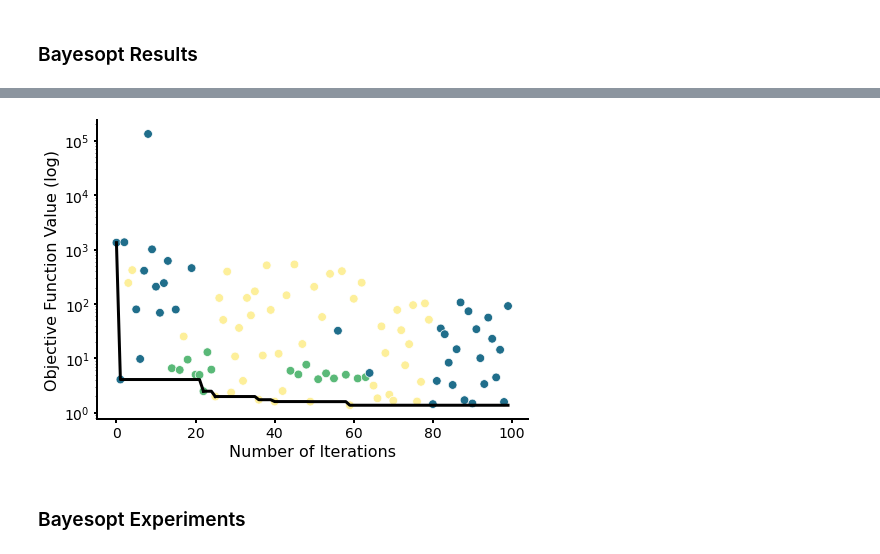
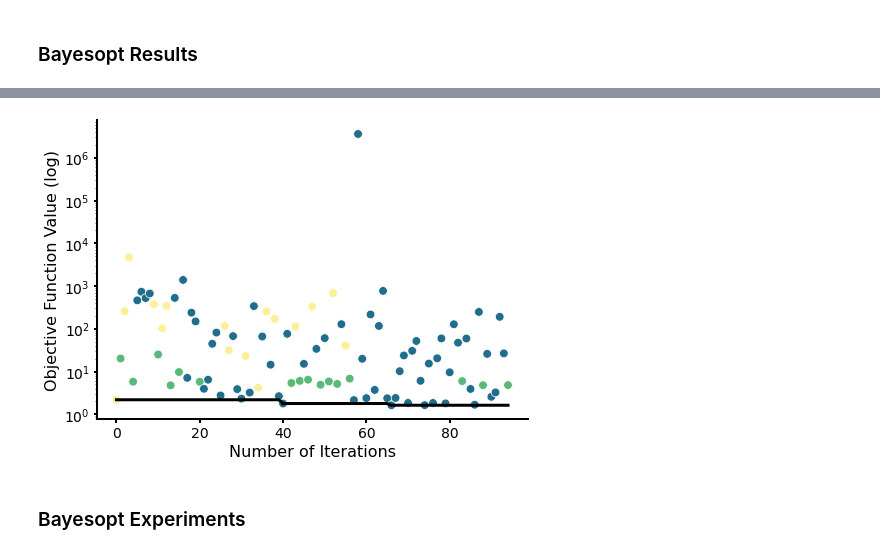
Before and after one commit to cjmerzbacher/joint-simulator, a Jupyter notebook: glucaric_acid/ga_viz.ipynb, the cells around one changed output, grey strips where cells are left out. Cells and saved outputs as stored; diff of their text form; code cells hidden in the pictures.

```diff
--- a/glucaric_acid/ga_viz.ipynb
+++ b/glucaric_acid/ga_viz.ipynb
@@ -415,0 +562,35 @@ fig.tight_layout()
+# %%
+color_pal = cmaps.haline.discrete(13).colors
+color_pal2 = cmaps.matter.discrete(13).colors
+
+colors = cmaps.haline.discrete(4).colors
+palette = {'Upstream Repression': colors[3], 'Downstream Activation': colors[2], 'Open Loop': colors[1], 'Dual Control': colors[1]}
+
+fig = plt.figure(figsize=(6,4))
+ax = fig.add_subplot()
+# ax.set_xlim([0, 800])
+# ax.set_ylim([-0.2, 0.])
+ax.set_xlabel('Production (mM x hr)', fontsize=axislabelsize)
+ax.set_ylabel('Burden (mM/hr)', fontsize=axislabelsize)
+ax.tick_params(axis='y', labelsize=axistickssize)
+ax.tick_params(axis='x', labelsize=axistickssize)
+for axis in ['top','right']:
+    ax.spines[axis].set_linewidth(0)
+
+s = 1
+i = -1
+for alpha in [0., 0.01, 0.02, 0.03, 0.04, 0.05, 0.1, 0.15, 0.2, 0.25, 0.5, 0.75, 1.0]:
+    i += 1
+    sum_burden[str(alpha)] = alpha*sum_burden.burden + ((1-alpha)*s)/sum_burden.production
+    best = sum_burden.loc[sum_burden[str(alpha)] == min(sum_burden[str(alpha)])]
+    ax.plot(best.production, best.burden, 'o', color=color_pal[i])
+
+s = 1
+i = -1
+for alpha in [0., 0.01, 0.02, 0.03, 0.04, 0.05, 0.1, 0.15, 0.2, 0.25, 0.5, 0.75, 1.0]:
+    i += 1
+    sum_total[str(alpha)] = alpha*sum_total.burden + ((1-alpha)*s)/sum_total.production
+    b = sum_total.loc[sum_total.alpha == alpha]
+    best = b.loc[b[str(alpha)] == min(b[str(alpha)])]
+    ax.plot(best.production, best.burden, 'x', color=color_pal[i])
+fig.tight_layout()
@@ -416,6 +599,6 @@ fig.tight_layout()
 # %%
 #Plot bayesopt runs for every value of alpha
-bo_data = sum_15.reset_index()
+bo_data = sum_02.reset_index()
 
 best_loss = 1E5
 best_circuit = 'Initial'
@@ -439,35 +622,35 @@ ax.set_yscale('log')
 #ax.set_ylim([10E-2, 10E8])
 sns.scatterplot(x='index', y='obj', hue='arch', data=bo_data, ax=ax, palette=palette, legend=False, s=75)
 
 prev_c = 'Initial'
 starts = []
 archs = [prev_c]
 for i in range(len(bo_data)):
     c = bo_data.best_loss_circuit[i]
     if c != prev_c:
         starts.append(i)
         archs.append(c)
-        prev_c = c
+        prev_c= c
 starts
 stops = starts[1:]
 stops.append(len(bo_data))
 
 for start, stop, a in zip(starts, stops, archs[1:]):
     ax.plot(bo_data.index[start:stop+1], bo_data.best_losses[start:stop+1], color='k', linewidth=3)
 for axis in ['top','bottom','left','right']:
     ax.spines[axis].set_linewidth(2)
 ax.tick_params(width=2)
 
 for axis in ['top','right']:
     ax.spines[axis].set_linewidth(0)
 ax.spines['bottom'].set_linewidth(2)
 ax.spines['left'].set_linewidth(2)
 ax.tick_params(axis='y', labelsize=axistickssize)
 ax.tick_params(axis='x', labelsize=axistickssize)
 
 fig.tight_layout()
 # %% [output]
-[figure, old version]
+[figure, new version]
 # %% [markdown]
 ### Bayesopt Experiments
 # %%
```
Also changed, not shown: parts of 9 cells of this notebook, 7 other files.
